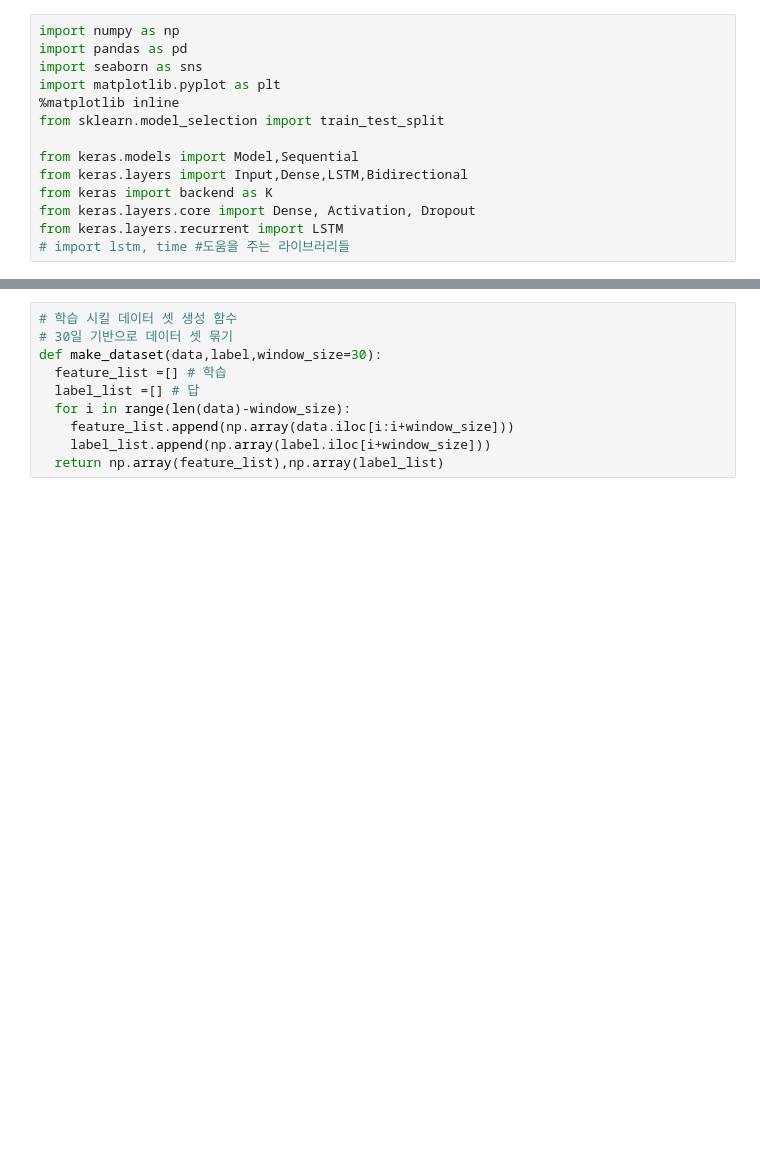
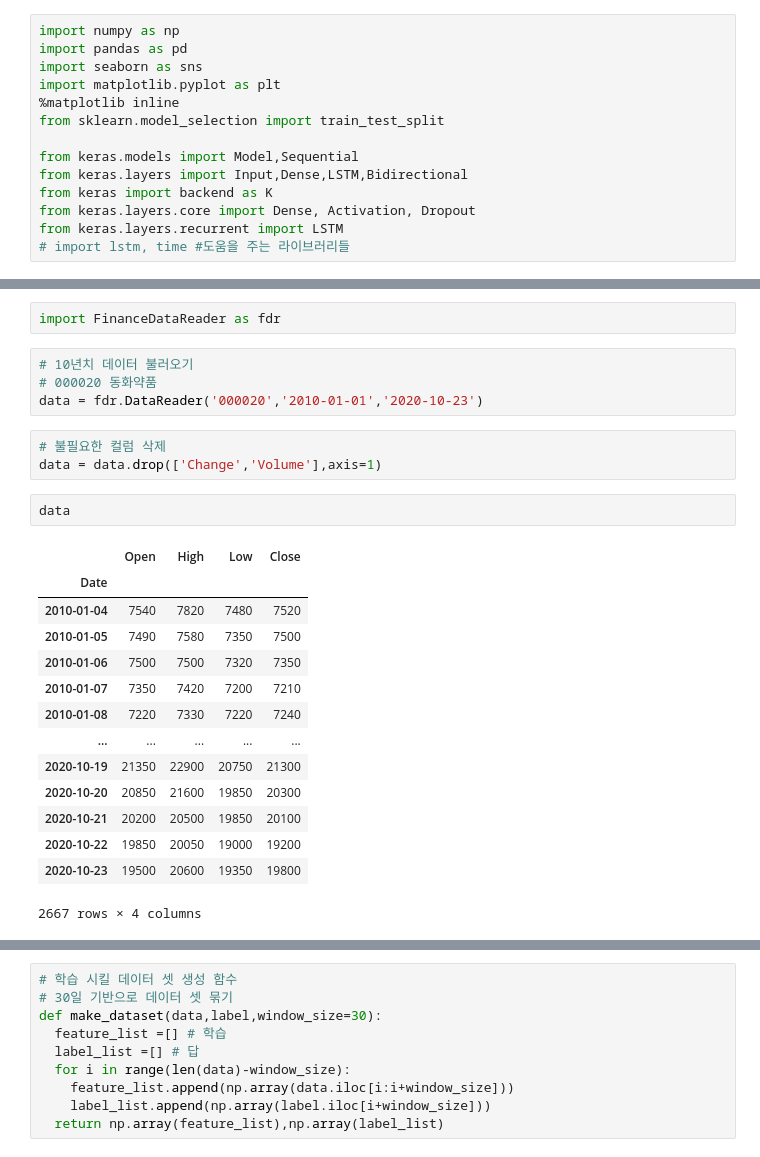
Before and after one commit to K-3620/LSTM-, a Jupyter notebook: LSTM모델.ipynb, the cells around one changed output, grey strips where cells are left out. Drawn from its saved outputs; the diff is of its cells as text; blank space fills up the shorter version.

```diff
--- a/LSTM모델.ipynb
+++ b/LSTM모델.ipynb
@@ -94,3 +38,29 @@ df_price['Day'] =df_price['Date'].dt.day
+# %%
+import FinanceDataReader as fdr
+# %%
+# 10년치 데이터 불러오기
+# 000020 동화약품
+data = fdr.DataReader('000020','2010-01-01','2020-10-23')
+# %%
+# 불필요한 컬럼 삭제
+data = data.drop(['Change','Volume'],axis=1)
+# %%
+data
+# %% [output]
+|  | Open | High | Low | Close |
+| Date |  |  |  |  |
+| 2010-01-04 | 7540 | 7820 | 7480 | 7520 |
+| 2010-01-05 | 7490 | 7580 | 7350 | 7500 |
+| 2010-01-06 | 7500 | 7500 | 7320 | 7350 |
+| 2010-01-07 | 7350 | 7420 | 7200 | 7210 |
+| 2010-01-08 | 7220 | 7330 | 7220 | 7240 |
+| ... | ... | ... | ... | ... |
+| 2020-10-19 | 21350 | 22900 | 20750 | 21300 |
+| 2020-10-20 | 20850 | 21600 | 19850 | 20300 |
+| 2020-10-21 | 20200 | 20500 | 19850 | 20100 |
+| 2020-10-22 | 19850 | 20050 | 19000 | 19200 |
+| 2020-10-23 | 19500 | 20600 | 19350 | 19800 |
+2667 rows × 4 columns
 # %%
 # Normalization - 정규화
 from sklearn.preprocessing import MinMaxScaler
```
Also changed, not shown: parts of 12 cells of this notebook.
